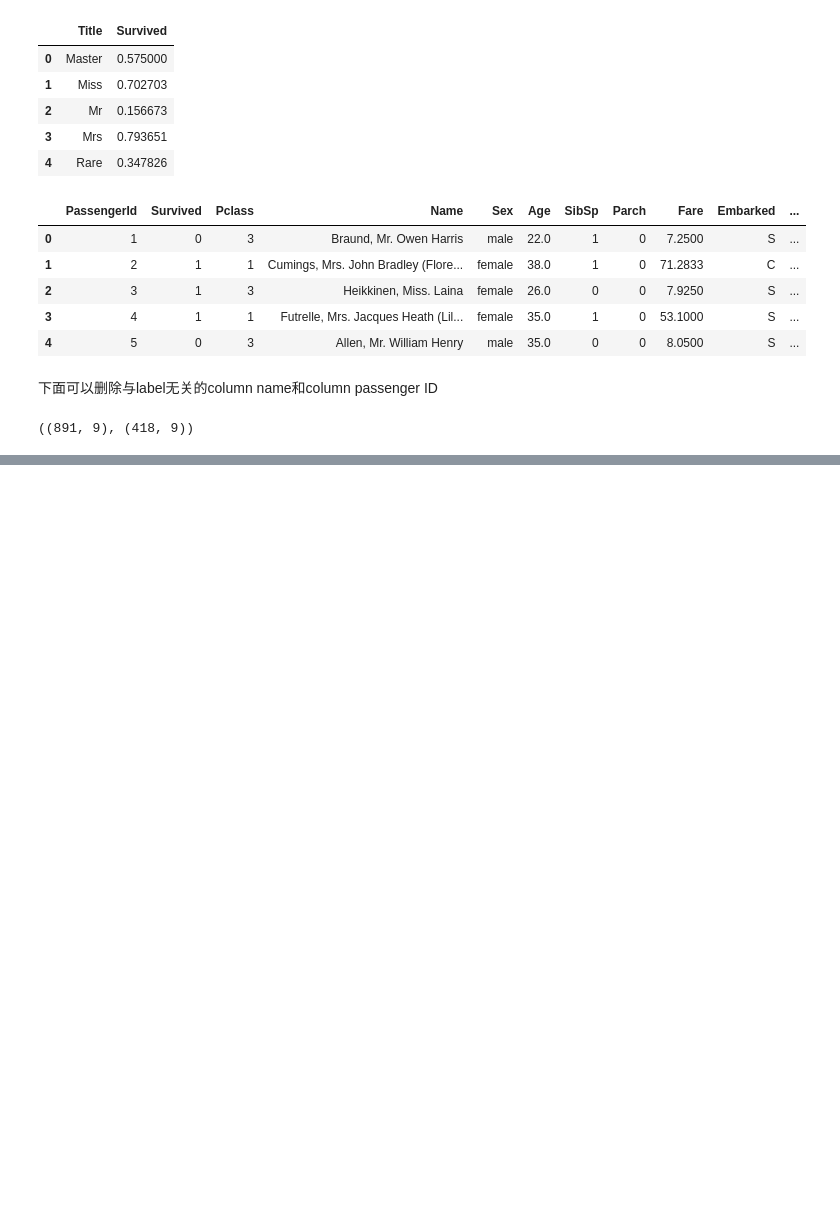
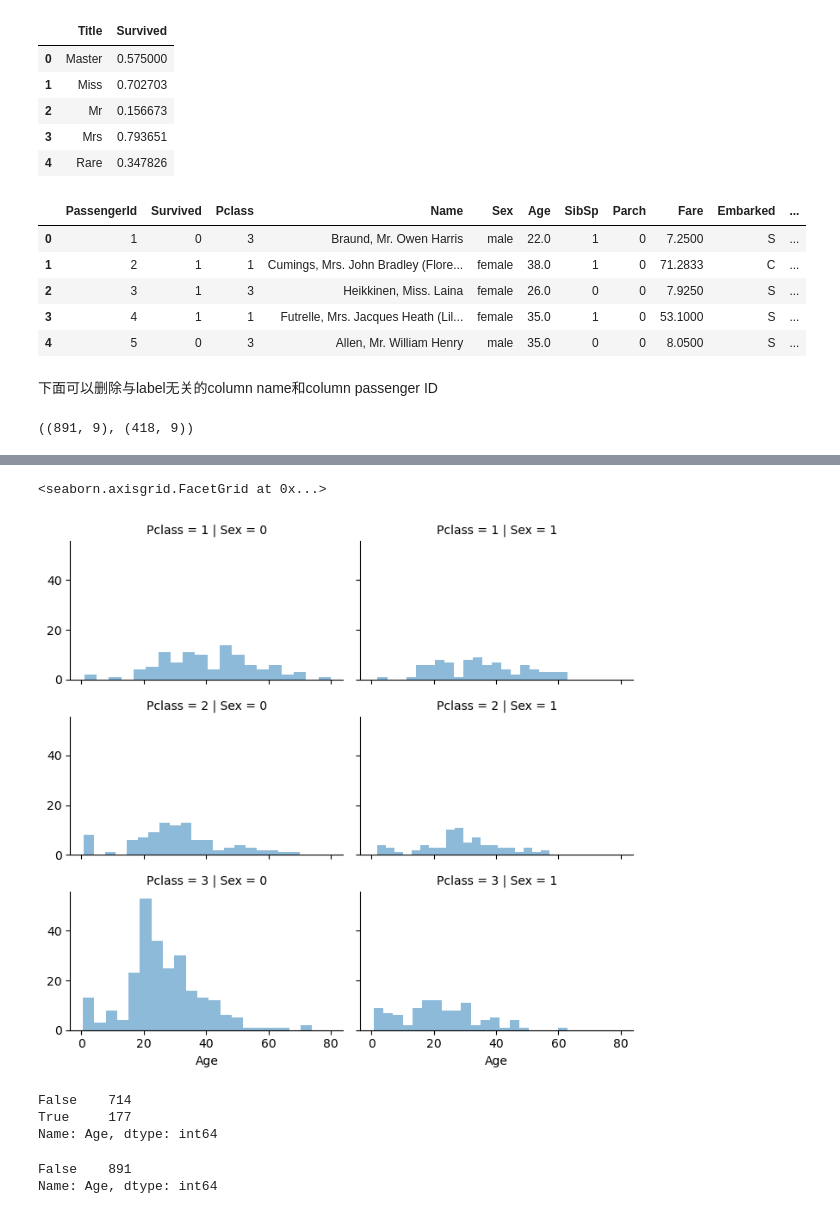
Before and after one commit to Z-JUNYE/kaggle, a Jupyter notebook: Titanic/Titanic1.ipynb, the cells around one changed output, grey strips where cells are left out. Saved outputs shown, nothing was run; the diff lists cells and outputs as text; code cells hidden in the pictures; blank space fills up the shorter version.

```diff
--- a/Titanic/Titanic1.ipynb
+++ b/Titanic/Titanic1.ipynb
@@ -270,0 +304,37 @@ train.shape, test.shape
+# %%
+grid = sns.FacetGrid(train, row = 'Pclass', col = 'Sex', height = 2.2, aspect=1.6)
+grid.map(plt.hist, 'Age', alpha = .5, bins = 20)
+grid.add_legend()
+# %% [output]
+<seaborn.axisgrid.FacetGrid at 0x...>
+[figure, added]
+# %%
+print(train['Age'].isnull().value_counts())
+# %% [output]
+False    714
+True     177
+Name: Age, dtype: int64
+# %%
+# 需要填补null的数据
+guess_ages = np.zeros((2,3))
+
+for dataset in combine:
+    for i in range(0, 2):
+        for j in range(0, 3):
+            guess_df = dataset[(dataset['Sex'] == i) & \
+                                  (dataset['Pclass'] == j+1)]['Age'].dropna()
+
+            age_guess = guess_df.median()
+            guess_ages[i,j] = int( age_guess/0.5 + 0.5 ) * 0.5
+
+    for i in range(0, 2):
+        for j in range(0, 3):
+            dataset.loc[ (dataset.Age.isnull()) & (dataset.Sex == i) & (dataset.Pclass == j+1),\
+                    'Age'] = guess_ages[i,j]
+
+    dataset['Age'] = dataset['Age'].astype(int)
+
+print(train['Age'].isnull().value_counts())
+# %% [output]
+False    891
+Name: Age, dtype: int64
```
Also changed, not shown: parts of 4 cells of this notebook.
